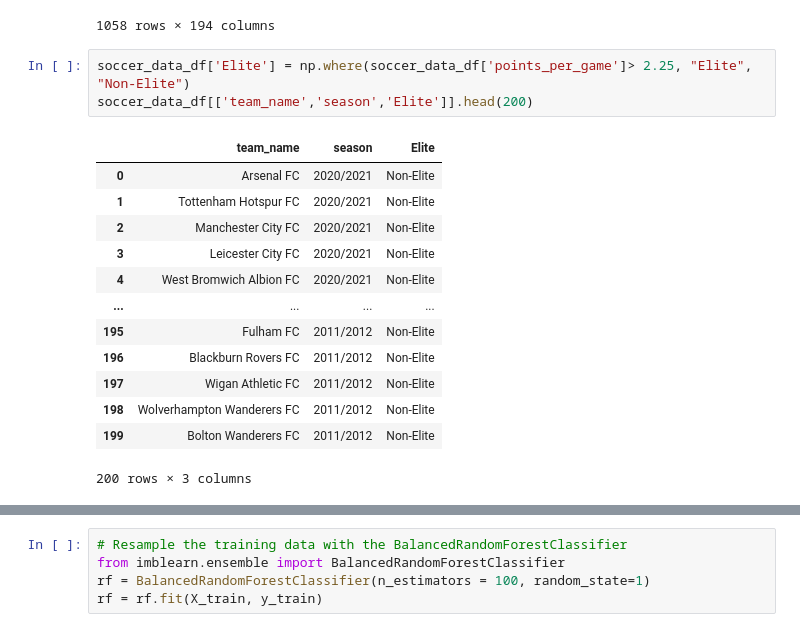
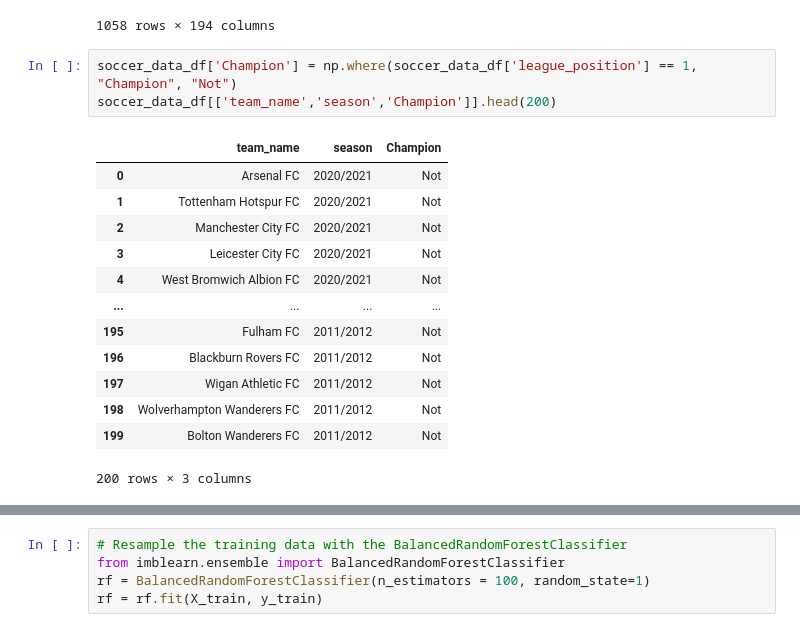
Before and after one commit to DavidChase88/Final_Project_Soccer, a Jupyter notebook: Deliverable_2_Machine_Learning.ipynb, the cells around one changed output, grey strips where cells are left out. Saved outputs shown, nothing was run; the diff lists cells and outputs as text.

Commit message:
Updated machine-learning
Still need to figure out how to make past years training data for current years.

```diff
--- a/Deliverable_2_Machine_Learning.ipynb
+++ b/Deliverable_2_Machine_Learning.ipynb
@@ -68,20 +68,20 @@ df_null
 | 1057 | C?­diz CF | C?­diz | 2020/2021 | Spain | 13 | 6 | 7 | ... |
 1058 rows × 194 columns
 # %%
-soccer_data_df['Elite'] = np.where(soccer_data_df['points_per_game']> 2.25, "Elite", "Non-Elite")
-soccer_data_df[['team_name','season','Elite']].head(200)
+soccer_data_df['Champion'] = np.where(soccer_data_df['league_position'] == 1, "Champion", "Not")
+soccer_data_df[['team_name','season','Champion']].head(200)
 # %% [output]
-|  | team_name | season | Elite |
-| 0 | Arsenal FC | 2020/2021 | Non-Elite |
-| 1 | Tottenham Hotspur FC | 2020/2021 | Non-Elite |
-| 2 | Manchester City FC | 2020/2021 | Non-Elite |
-| 3 | Leicester City FC | 2020/2021 | Non-Elite |
-| 4 | West Bromwich Albion FC | 2020/2021 | Non-Elite |
+|  | team_name | season | Champion |
+| 0 | Arsenal FC | 2020/2021 | Not |
+| 1 | Tottenham Hotspur FC | 2020/2021 | Not |
+| 2 | Manchester City FC | 2020/2021 | Not |
+| 3 | Leicester City FC | 2020/2021 | Not |
+| 4 | West Bromwich Albion FC | 2020/2021 | Not |
 | ... | ... | ... | ... |
-| 195 | Fulham FC | 2011/2012 | Non-Elite |
-| 196 | Blackburn Rovers FC | 2011/2012 | Non-Elite |
-| 197 | Wigan Athletic FC | 2011/2012 | Non-Elite |
-| 198 | Wolverhampton Wanderers FC | 2011/2012 | Non-Elite |
-| 199 | Bolton Wanderers FC | 2011/2012 | Non-Elite |
+| 195 | Fulham FC | 2011/2012 | Not |
+| 196 | Blackburn Rovers FC | 2011/2012 | Not |
+| 197 | Wigan Athletic FC | 2011/2012 | Not |
+| 198 | Wolverhampton Wanderers FC | 2011/2012 | Not |
+| 199 | Bolton Wanderers FC | 2011/2012 | Not |
 200 rows × 3 columns
 # %%
```
Also changed, not shown: parts of 6 cells of this notebook.
